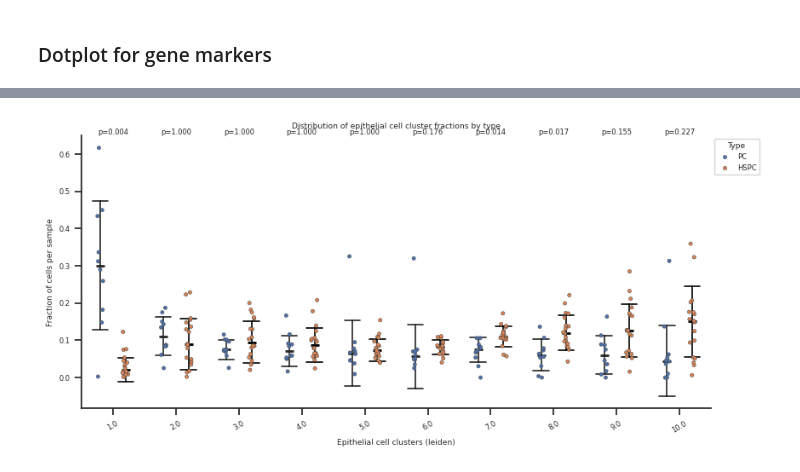
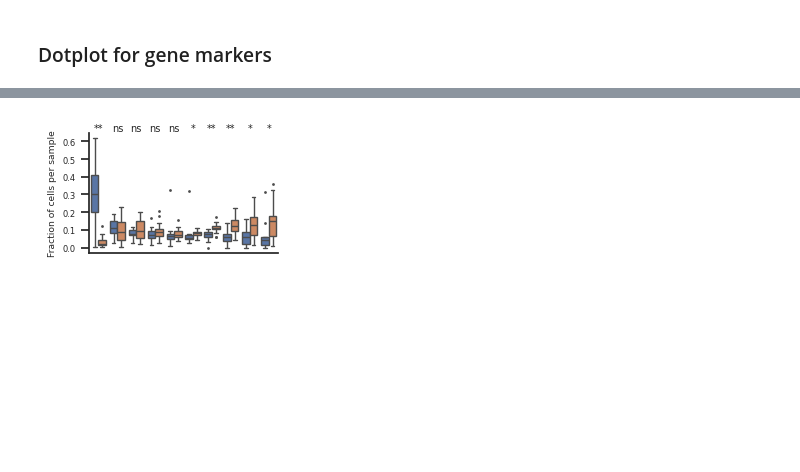
Before and after one commit to akiviaho/prostate_cancer_plasticity, a Jupyter notebook: lyu_2024_cell_type_subclustering.ipynb, the cells around one changed output, grey strips where cells are left out. Drawn from its saved outputs; the diff is of its cells as text; code cells hidden in the pictures; blank space fills up the shorter version.

```diff
--- a/lyu_2024_cell_type_subclustering.ipynb
+++ b/lyu_2024_cell_type_subclustering.ipynb
@@ -755,25 +602,25 @@ plt.show()
 # %%
 from scipy.stats import mannwhitneyu
+
 ctype = 'Epithelial cell'
 grpby = 'type'
 
 sns.set_theme(style='white', font_scale=0.55, rc={
-    'xtick.bottom': True,
+    'xtick.bottom': False,
     'ytick.left': True
 })
 
-# Copy and filter data
+# --- Copy and filter data ---
 obs_data = adata.obs.copy()
-#obs_data = obs_data[obs_data['CNV_status'] == 'CNVpos cancer']
 obs_data = obs_data[obs_data['cell_type'] == ctype].copy()
 obs_data['decile'] = pd.Categorical(obs_data['decile'])
 
-
+# Remove low-cell samples
 vcounts = obs_data['sample'].value_counts()
-obs_data = obs_data[obs_data['sample'].isin(vcounts[vcounts >=100].index)]
+obs_data = obs_data[obs_data['sample'].isin(vcounts[vcounts >= 100].index)]
 obs_data['sample'] = obs_data['sample'].cat.remove_unused_categories()
 
-# Compute per-sample fractions
+# --- Compute per-sample fractions ---
 sample_counts = (
     obs_data
     .groupby(['sample', grpby, 'decile'])
@@ -785,84 +632,84 @@ sample_counts = (
 sample_totals = sample_counts.groupby('sample')['count'].transform('sum')
 sample_counts['fraction'] = sample_counts['count'] / sample_totals
 
+# Clean mismatched sample-type combos
 sample_counts = sample_counts[~((sample_counts['sample'].str.contains('^HSPC_')) & (sample_counts['type'] == 'PC'))]
 sample_counts = sample_counts[~((sample_counts['sample'].str.contains('^PC_')) & (sample_counts['type'] == 'HSPC'))]
 
-# Sort celltypes by mean abundance
+# --- Sort celltypes by mean abundance ---
 mean_fractions = (
     sample_counts.groupby('decile')['fraction']
     .mean()
     .sort_values(ascending=False)
 )
 
-# ---- Statistical test per celltype_leiden ----
+# --- Statistical test per decile ---
 types = sample_counts[grpby].unique()
 if len(types) != 2:
     raise ValueError(f"Expected exactly 2 types, found: {types}")
 
 pvals = []
-for celltype in obs_data['decile'].cat.categories:
-    data_sub = sample_counts[sample_counts['decile'] == celltype]
+for dec in obs_data['decile'].cat.categories:
+    data_sub = sample_counts[sample_counts['decile'] == dec]
     group1 = data_sub.loc[data_sub[grpby] == types[0], 'fraction'].dropna()
     group2 = data_sub.loc[data_sub[grpby] == types[1], 'fraction'].dropna()
 
-    # Only test if both groups have >1 value
     if len(group1) > 0 and len(group2) > 0:
         stat, p = mannwhitneyu(group1, group2, alternative='two-sided')
     else:
         p = np.nan
-    pvals.append({'decile': celltype,
-                  'n_' + types[0]: len(group1),
-                  'n_' + types[1]: len(group2),
+    pvals.append({'decile': dec,
+                  f'n_{types[0]}': len(group1),
+                  f'n_{types[1]}': len(group2),
                   'pval': p})
 
 pval_df = pd.DataFrame(pvals)
-pval_df['pval_adj'] = pval_df['pval'] * len(pval_df)  # Bonferroni
-pval_df['pval_adj'] = pval_df['pval_adj'].clip(upper=1.0)
 
+# --- BH (Benjamini–Hochberg) correction ---
+reject, pvals_corrected, _, _ = multipletests(pval_df['pval'], method='fdr_bh')
+pval_df['pval_adj'] = pvals_corrected
+
+# --- Convert adjusted p-values to significance stars ---
+def p_to_star(p):
+    if np.isnan(p):
+        return "n/a"
+    elif p < 0.001:
+        return "***"
+    elif p < 0.01:
+        return "**"
+    elif p < 0.05:
+        return "*"
+    else:
+        return "ns"
+
+pval_df['significance'] = pval_df['pval_adj'].apply(p_to_star)
 print(pval_df)
 
-# ---- Boxplot ----
-plt.figure(figsize=(8, 4))
-sns.stripplot(
+# --- Plot ---
+plt.figure(figsize=(2.5, 1.5))
+
+# Pointplot for median ± SD
+sns.boxplot(
     data=sample_counts,
     x='decile',
     y='fraction',
     hue=grpby,
-    dodge=True,
-    #fliersize=0.5,
-    linewidth=0.4,
-    size=3,
+    dodge=0.4,
+    fliersize=1,
+    legend=False
 )
 
-sns.pointplot(
-    data=sample_counts,
-    x='decile',
-    y='fraction',
-    hue=grpby,
-    errorbar='sd',
-    estimator='median',
-    dodge=0.4,        # must match stripplot hue separation
-    join=False,
-    capsize=0.25,
-    errwidth=1.2,
-    markers='_',
-    linestyles='',
-    color='black',   # darker lines for contrast
-    legend=False      # avoid double legend
-)
-# Annotate p-values above boxes
+# --- Annotate significance above each decile ---
 y_max = sample_counts['fraction'].max()
 for i, row in enumerate(pval_df.itertuples()):
-    label = f"p={row.pval_adj:.3f}" if not np.isnan(row.pval_adj) else "n/a"
-    plt.text(i, y_max * 1.05, label, ha='center', va='bottom', fontsize=6)
+    plt.text(i, y_max * 1.05, row.significance, ha='center', va='bottom', fontsize=7)
 
-plt.xlabel('Epithelial cell clusters (leiden)')
+#plt.xlabel('HALLMARK AR deciles')
+plt.xlabel('')
 plt.ylabel('Fraction of cells per sample')
-plt.title('Distribution of epithelial cell cluster fractions by type')
-plt.xticks(rotation=30)
+plt.xticks([],rotation=30)
 sns.despine()
 plt.tight_layout()
-plt.legend(title='Type', bbox_to_anchor=(1, 1), loc='upper left')
+plt.savefig('/home/ak431480/plots/sample_fractions_boxplot.pdf')
 plt.show()
 # %% [output]
@@ -891,3 +727,3 @@ The `errwidth` parameter is deprecated. And will be removed in v0.15.0. Pass `er
-[figure, old version]
+[figure, new version]
 # %%
 gene_markers = [
```
Also changed, not shown: parts of 25 cells of this notebook.
